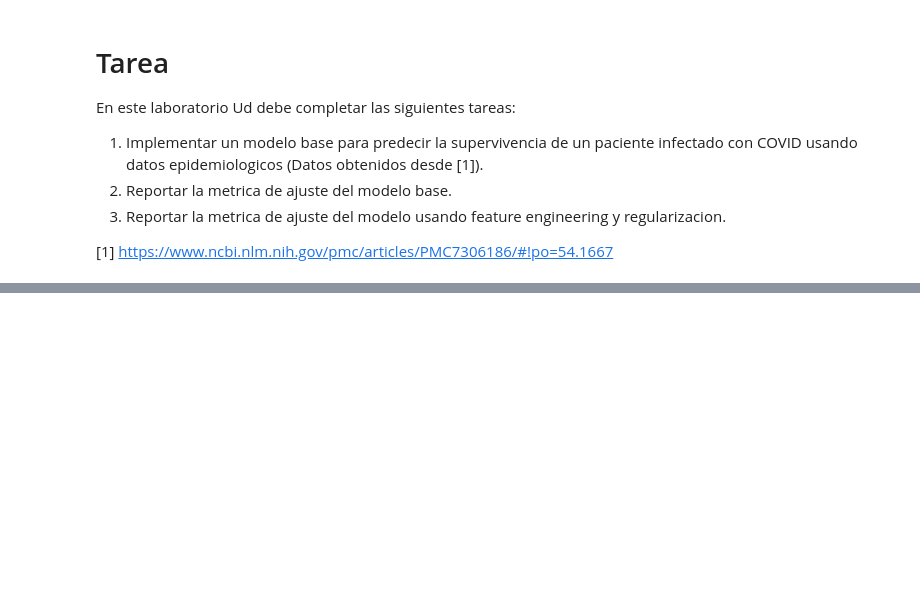
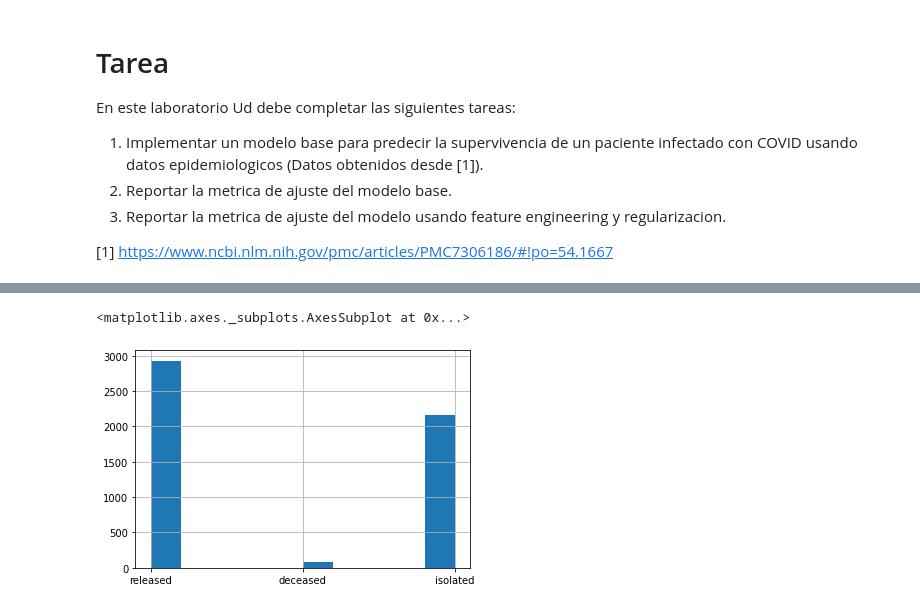
Before and after one commit to sherna90/mineria_datos, a Jupyter notebook: 4.-modelos_lineales_clasificacion.ipynb, the cells around one changed output, grey strips where cells are left out. Saved outputs shown, nothing was run; the diff lists cells and outputs as text; code cells hidden in the pictures; blank space fills up the shorter version.

```diff
--- a/4.-modelos_lineales_clasificacion.ipynb
+++ b/4.-modelos_lineales_clasificacion.ipynb
@@ -157,0 +192,12 @@ patient_info.head()
+# %%
+patient_info['confirmed_date']=pd.to_datetime(patient_info['confirmed_date'],format='%Y/%m/%d')
+patient_info['released_date']=pd.to_datetime(patient_info['released_date'],format='%Y/%m/%d')
+patient_info['deceased_date']=pd.to_datetime(patient_info['deceased_date'],format='%Y/%m/%d')
+
+patient_info['sex'] = patient_info['sex'].astype('category')
+patient_info['age'] = patient_info['age'].astype('category')
+patient_info['infection_case'] = patient_info['infection_case'].astype('category')
+# %%
+patient_info.drop(columns=['country','province','city','infected_by','contact_number','symptom_onset_date'],inplace=True)
+# %%
+patient_info['state'] = patient_info['state'].astype('category')
@@ -157,0 +216,7 @@ patient_info.head()
+# %%
+import matplotlib.pyplot as plt
+
+patient_info['state'].hist()
+# %% [output]
+<matplotlib.axes._subplots.AxesSubplot at 0x...>
+[figure, added]
```
Also changed, not shown: parts of 25 cells of this notebook.
